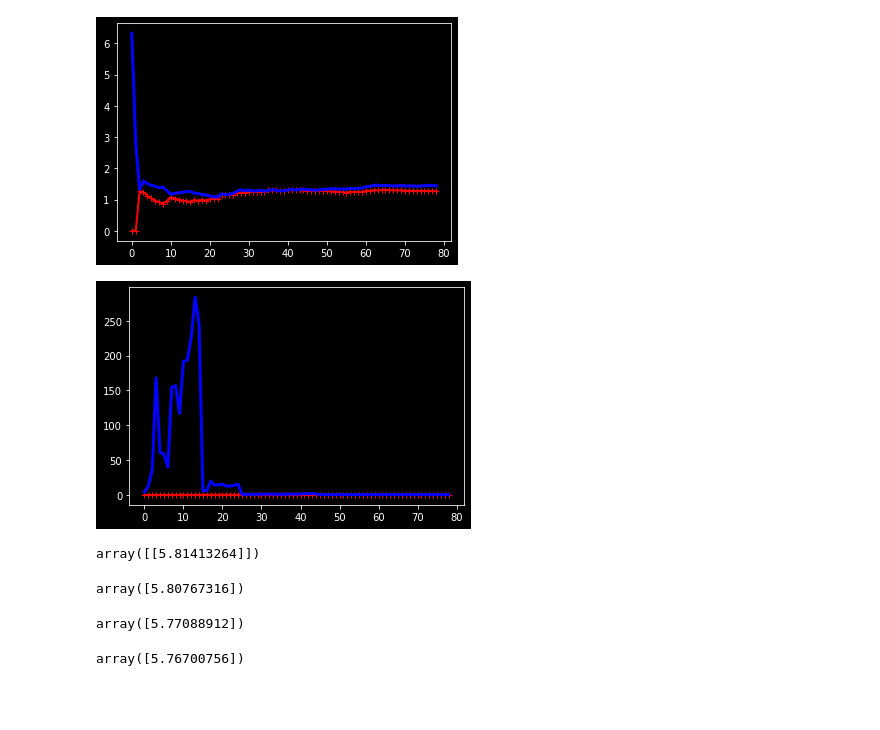
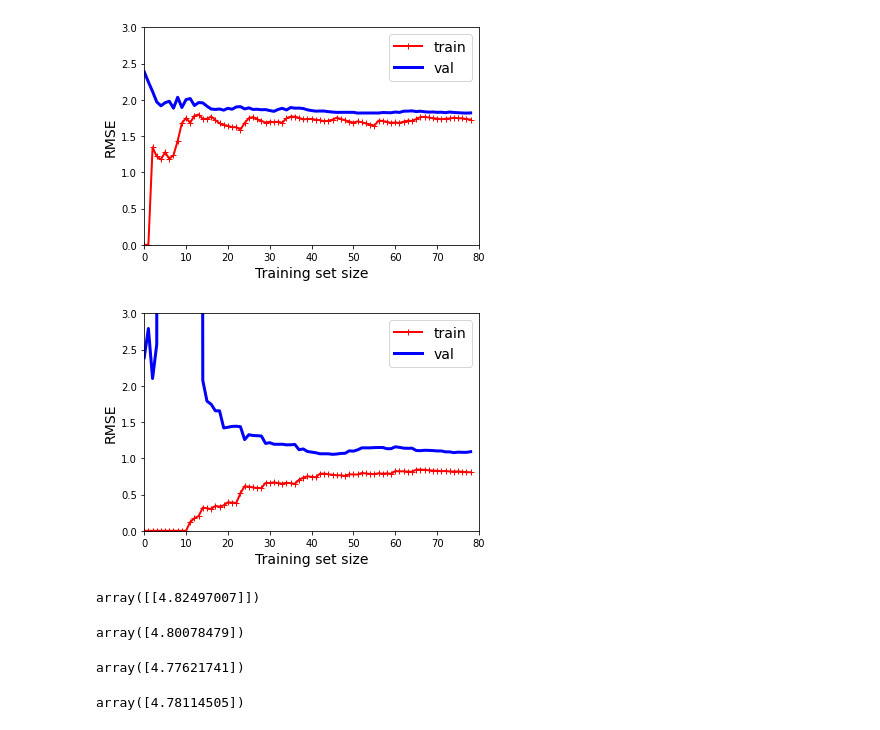
Before and after one commit to kamil-rafalko/handson-ml, a Jupyter notebook: 04-training-models/polynomial-regression.ipynb, the cells around one changed output. Drawn from its saved outputs; the diff is of its cells as text; code cells hidden in the pictures; blank space fills up the shorter version.

```diff
--- a/04-training-models/polynomial-regression.ipynb
+++ b/04-training-models/polynomial-regression.ipynb
@@ -1,6 +1,8 @@
 # %%
 import numpy as np
 
+np.random.seed(42)
+
 m = 100
 X = 6 * np.random.rand(m, 1) - 3
-y = 0.5 * X**2 + X + 2 + np.random.rand(m, 1)
+y = 0.5 * X**2 + X + 2 + np.random.randn(m, 1)
@@ -41,7 +47,7 @@ from sklearn.metrics import mean_squared_error
 from sklearn.model_selection import train_test_split
 
 def plot_learning_curves(model, X, y):
-    X_train, X_val, y_train, y_val = train_test_split(X, y, test_size=0.2)
+    X_train, X_val, y_train, y_val = train_test_split(X, y, test_size=0.2, random_state=10)
     train_errors, val_errors = [], []
     for m in range(1, len(X_train)):
         model.fit(X_train[:m], y_train[:m])
@@ -49,14 +55,25 @@ def plot_learning_curves(model, X, y):
         y_val_predict = model.predict(X_val)
         train_errors.append(mean_squared_error(y_train[:m], y_train_predict))
         val_errors.append(mean_squared_error(y_val, y_val_predict))
-    ax = white_2d_plot()
-    ax.plot(np.sqrt(train_errors), "r-+", linewidth=2, label="train")
-    ax.plot(np.sqrt(val_errors), "b-", linewidth=3, label="val")
+
+    plt.plot(np.sqrt(train_errors), "r-+", linewidth=2, label="train")
+    plt.plot(np.sqrt(val_errors), "b-", linewidth=3, label="val")
+    plt.legend(loc="upper right", fontsize=14)
+    plt.xlabel("Training set size", fontsize=14)
+    plt.ylabel("RMSE", fontsize=14)
+# %%
+np.random.seed(42)
+
+m = 100
+X = 6 * np.random.rand(m, 1) - 3
+y = 0.5 * X**2 + X + 2 + np.random.randn(m, 1)
 # %%
 lin_reg = LinearRegression()
 plot_learning_curves(lin_reg, X, y)
+plt.axis([0, 80, 0, 3])
+plt.show()
 # %% [output]
-[figure, old version]
+[figure, new version]
 # %%
 from sklearn.pipeline import Pipeline
 
@@ -66,34 +83,38 @@ polynomial_regression = Pipeline([
 ])
 
 plot_learning_curves(polynomial_regression, X, y)
+plt.axis([0, 80, 0, 3])
+plt.show()
 # %% [output]
-[figure, old version]
+[figure, new version]
 # %%
 from sklearn.linear_model import Ridge
+
 ridge_reg = Ridge(alpha=1, solver="cholesky")
 ridge_reg.fit(X, y)
 ridge_reg.predict([[1.5]])
 # %% [output]
-array([[5.81413264]])
+array([[4.82497007]])
 # %%
 from sklearn.linear_model import SGDRegressor
 sgd_reg = SGDRegressor(penalty="l2")
 sgd_reg.fit(X, y.ravel())
 sgd_reg.predict([[1.5]])
 # %% [output]
-array([5.80767316])
+array([4.80078479])
 # %%
 from sklearn.linear_model import Lasso
+
 lasso_reg = Lasso(alpha=0.1)
 lasso_reg.fit(X, y)
 lasso_reg.predict([[1.5]])
 # %% [output]
-array([5.77088912])
+array([4.77621741])
 # %%
 from sklearn.linear_model import ElasticNet
 elastic_net = ElasticNet(alpha=0.1, l1_ratio=0.5)
 elastic_net.fit(X, y)
 elastic_net.predict([[1.5]])
 # %% [output]
-array([5.76700756])
+array([4.78114505])
 # %%
```
Also changed, not shown: parts of 10 cells of this notebook, 6 other files.
